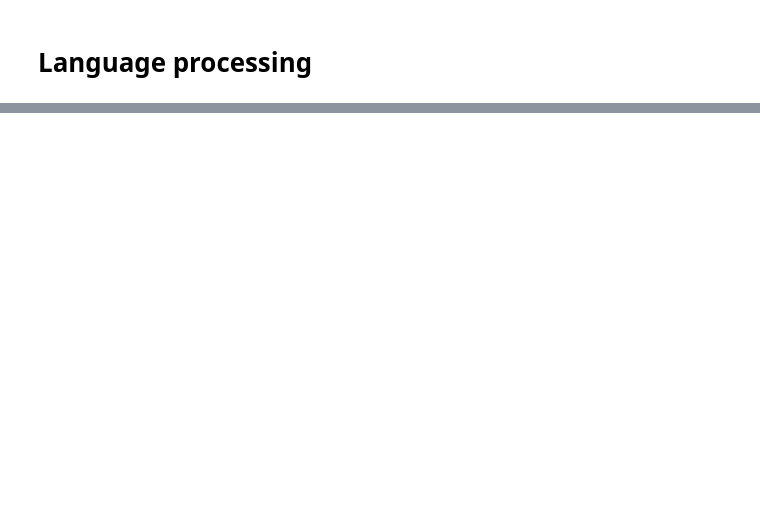
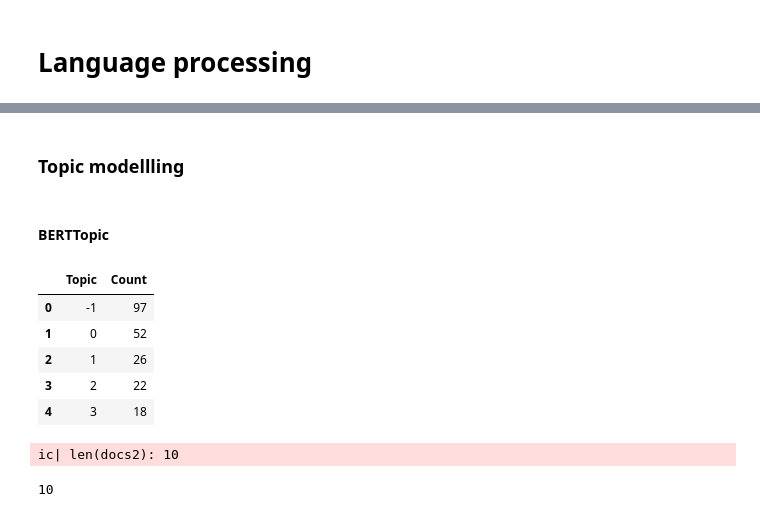
Before and after one commit to liammagee/patents-ai, a Jupyter notebook: analysis.ipynb, the cells around one changed output, grey strips where cells are left out. Drawn from its saved outputs; the diff is of its cells as text; code cells hidden in the pictures; blank space fills up the shorter version.

```diff
--- a/analysis.ipynb
+++ b/analysis.ipynb
@@ -618,5 +642,33 @@ def extract_frequences_and_references(d, freqs, references):
                 pass
 
     return all_freqs, all_references
+# %%
+
+# Extract word frequencies and references from the pdfs.
+def extract_text(d):
+    texts = {}
+    for file in os.listdir(d):
+        f = os.path.join(d, file)
+        source_title = file.split('.')[0]
+        if file.endswith(".pdf"):
+            try:
+                text_local = load_text(f)
+                r = re.compile(r'(References\ [A-Z\[].{10})')
+                iterator = re.finditer(r, text_local)
+                l = len(text_local)
+                last_instance = -1
+                for i in iterator:
+                    test = i.start()
+                    ic(i)
+                    if test > last_instance:
+                        last_instance = test
+                if last_instance > 0:
+                    text_local = text_local[:last_instance]
+                ic(last_instance, l)
+                texts[source_title] = text_local
+            except Exception as e:
+                # ic(e)
+                pass
+    return texts
 # %% [markdown]
 ## Processing files
@@ -623 +696,7 @@ def extract_frequences_and_references(d, freqs, references):
+# %%
+
+
+directory1 = './refs/download/1'
+directory2 = './refs/download/2'
+directory3 = './refs/download/3'
 # %% [markdown]
@@ -904,0 +890,5 @@ ic| f: ('./refs/download/3/VoxSegNet: Volumetric CNNs for semantic part segmenta
+# %%
+texts = extract_text(directory3)
+# ic(len(texts.keys()))
+# for t in texts.keys():
+#     ic(t)
@@ -1015,0 +1202,4 @@ year_counts.plot(kind='bar')
+# %% [markdown]
+### Topic modellling
+# %% [markdown]
+#### BERTTopic
@@ -1015,0 +1217,18 @@ year_counts.plot(kind='bar')
+# %%
+docs2 = list(texts.values())
+model = BERTopic()
+topics, probabilities = model.fit_transform(docs2)
+# %%
+model.get_topic_freq()
+# %% [output]
+|  | Topic | Count |
+| 0 | -1 | 97 |
+| 1 | 0 | 52 |
+| 2 | 1 | 26 |
+| 3 | 2 | 22 |
+| 4 | 3 | 18 |
+# %%
+ic(len(docs2))
+# %% [output]
+ic| len(docs2): 10
+10
```
Also changed, not shown: parts of 75 cells of this notebook, 33 other files.
